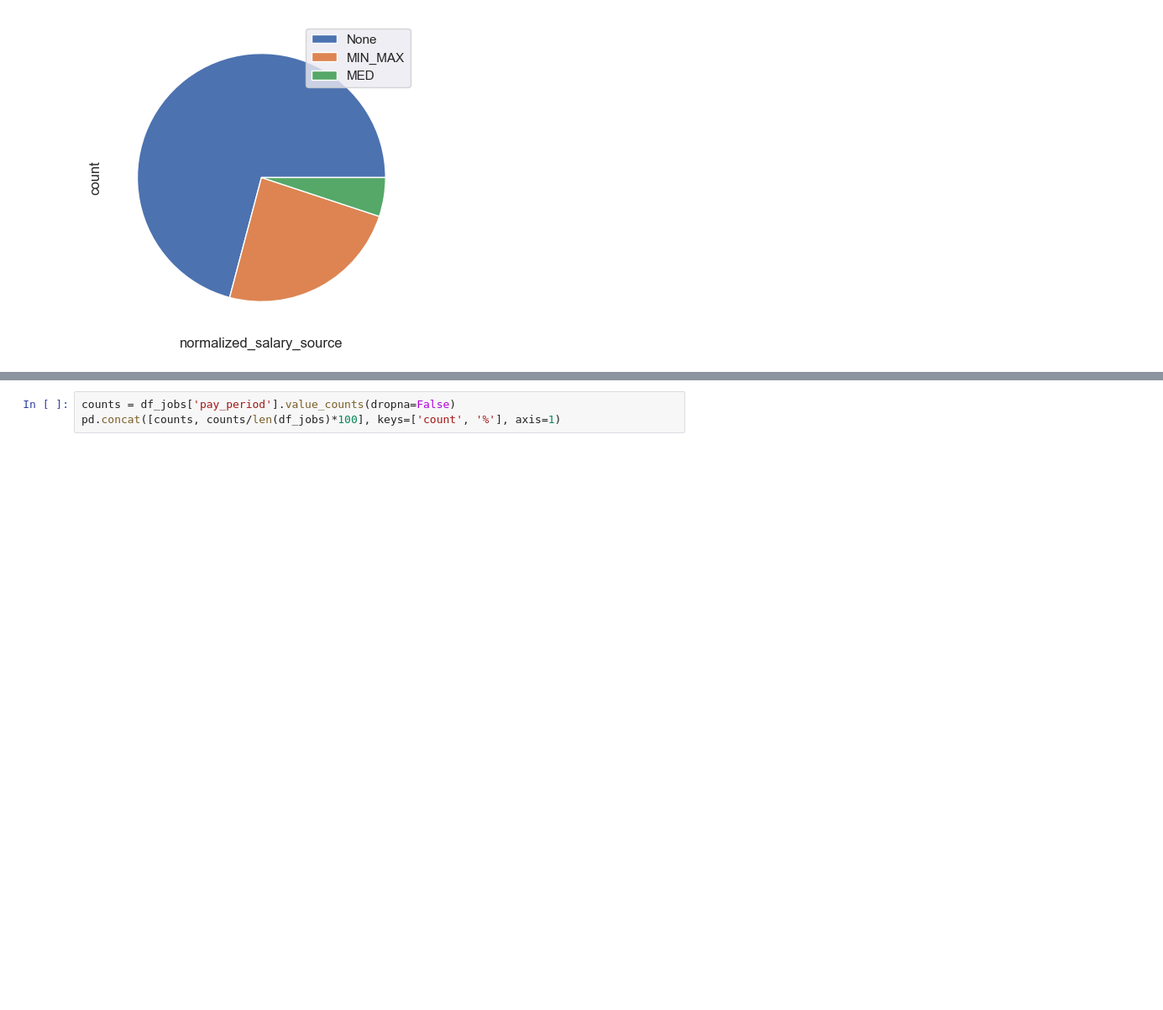
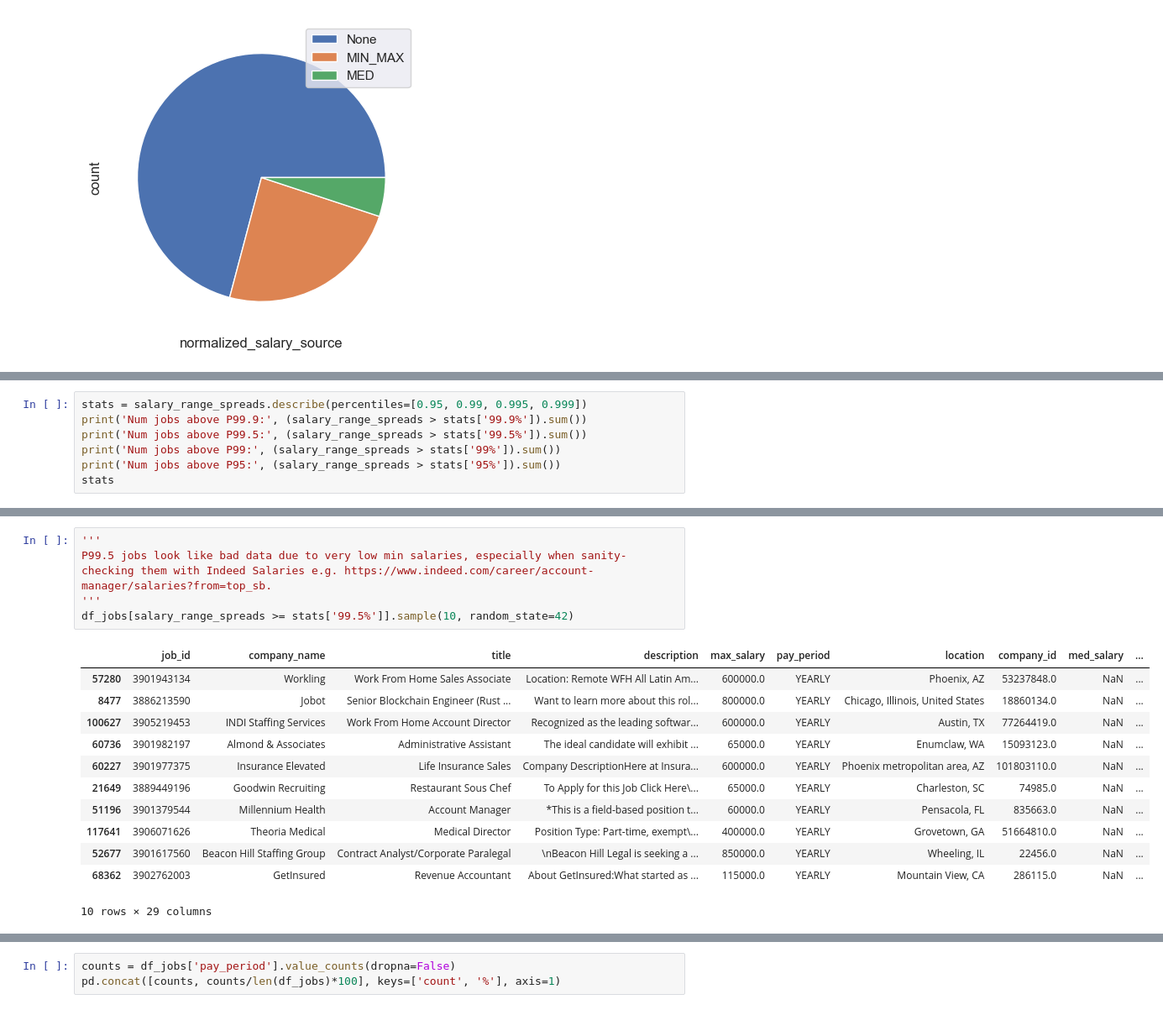
Before and after one commit to nginyc/job_posting_salary_prediction, a Jupyter notebook: explore_dataset.ipynb, the cells around one changed output, grey strips where cells are left out. Shown: that part at 84% size. Saved outputs shown, nothing was run; the diff lists cells and outputs as text; blank space fills up the shorter version.

```diff
--- a/explore_dataset.ipynb
+++ b/explore_dataset.ipynb
@@ -716,0 +720,7 @@ Text(0.5, 0, 'normalized_salary_source')
+# %%
+stats = salary_range_spreads.describe(percentiles=[0.95, 0.99, 0.995, 0.999])
+print('Num jobs above P99.9:', (salary_range_spreads > stats['99.9%']).sum())
+print('Num jobs above P99.5:', (salary_range_spreads > stats['99.5%']).sum())
+print('Num jobs above P99:', (salary_range_spreads > stats['99%']).sum())
+print('Num jobs above P95:', (salary_range_spreads > stats['95%']).sum())
+stats
@@ -716,0 +743,18 @@ Text(0.5, 0, 'normalized_salary_source')
+# %%
+'''
+P99.5 jobs look like bad data due to very low min salaries, especially when sanity-checking them with Indeed Salaries e.g. https://www.indeed.com/career/account-manager/salaries?from=top_sb.
+'''
+df_jobs[salary_range_spreads >= stats['99.5%']].sample(10, random_state=42)
+# %% [output]
+|  | job_id | company_name | title | description | max_salary | pay_period | location | company_id | med_salary | ... |
+| 57280 | 3901943134 | Workling | Work From Home Sales Associate | Location: Remote WFH All Latin Am... | 600000.0 | YEARLY | Phoenix, AZ | 53237848.0 | NaN | ... |
+| 8477 | 3886213590 | Jobot | Senior Blockchain Engineer (Rust ... | Want to learn more about this rol... | 800000.0 | YEARLY | Chicago, Illinois, United States | 18860134.0 | NaN | ... |
+| 100627 | 3905219453 | INDI Staffing Services | Work From Home Account Director | Recognized as the leading softwar... | 600000.0 | YEARLY | Austin, TX | 77264419.0 | NaN | ... |
+| 60736 | 3901982197 | Almond & Associates | Administrative Assistant | The ideal candidate will exhibit ... | 65000.0 | YEARLY | Enumclaw, WA | 15093123.0 | NaN | ... |
+| 60227 | 3901977375 | Insurance Elevated | Life Insurance Sales | Company DescriptionHere at Insura... | 600000.0 | YEARLY | Phoenix metropolitan area, AZ | 101803110.0 | NaN | ... |
+| 21649 | 3889449196 | Goodwin Recruiting | Restaurant Sous Chef | To Apply for this Job Click Here\... | 65000.0 | YEARLY | Charleston, SC | 74985.0 | NaN | ... |
+| 51196 | 3901379544 | Millennium Health | Account Manager | *This is a field-based position t... | 60000.0 | YEARLY | Pensacola, FL | 835663.0 | NaN | ... |
+| 117641 | 3906071626 | Theoria Medical | Medical Director | Position Type: Part-time, exempt\... | 400000.0 | YEARLY | Grovetown, GA | 51664810.0 | NaN | ... |
+| 52677 | 3901617560 | Beacon Hill Staffing Group | Contract Analyst/Corporate Paralegal | \nBeacon Hill Legal is seeking a ... | 850000.0 | YEARLY | Wheeling, IL | 22456.0 | NaN | ... |
+| 68362 | 3902762003 | GetInsured | Revenue Accountant | About GetInsured:What started as ... | 115000.0 | YEARLY | Mountain View, CA | 286115.0 | NaN | ... |
+10 rows × 29 columns
```
Also changed, not shown: parts of 12 cells of this notebook.
